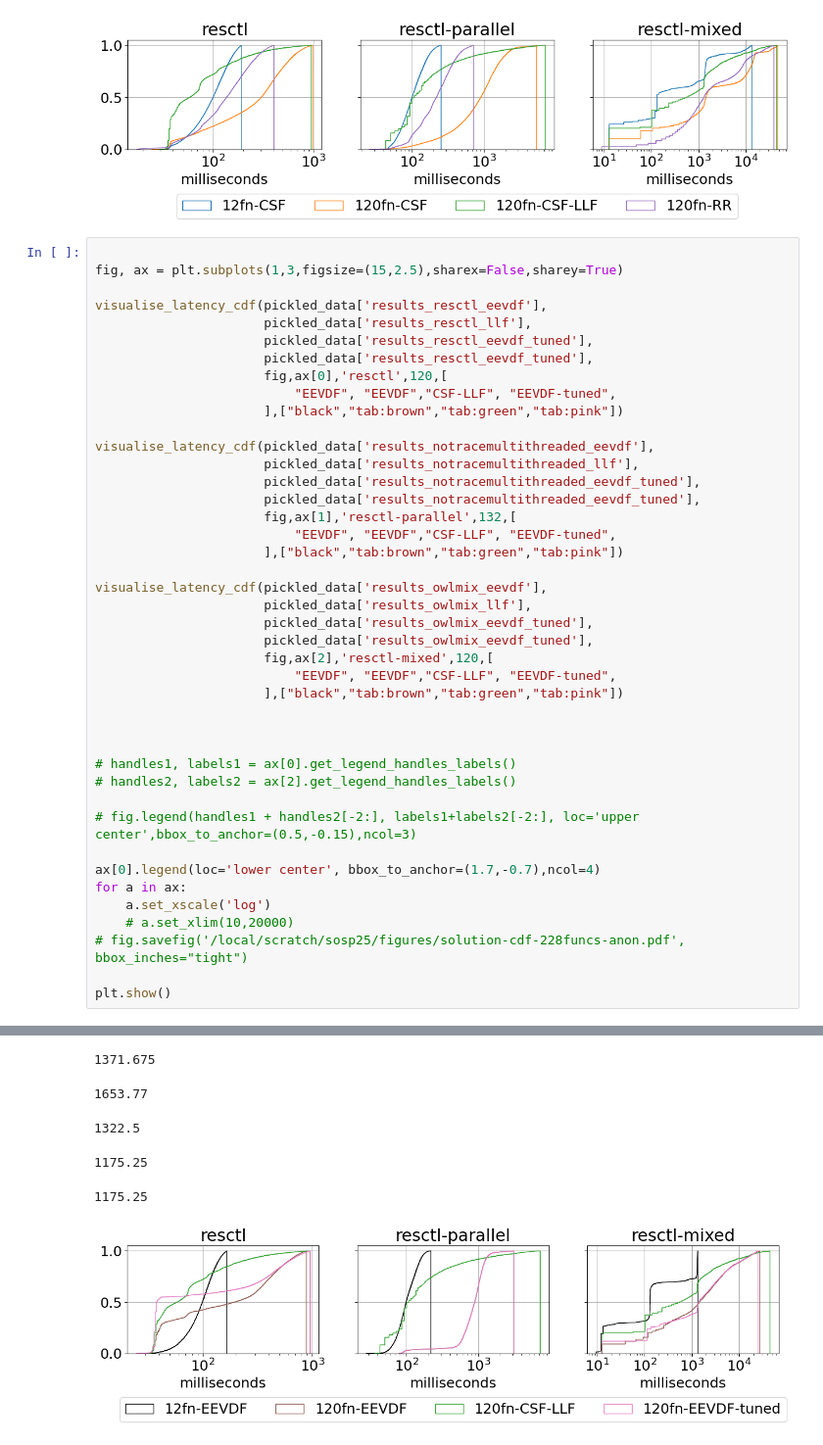
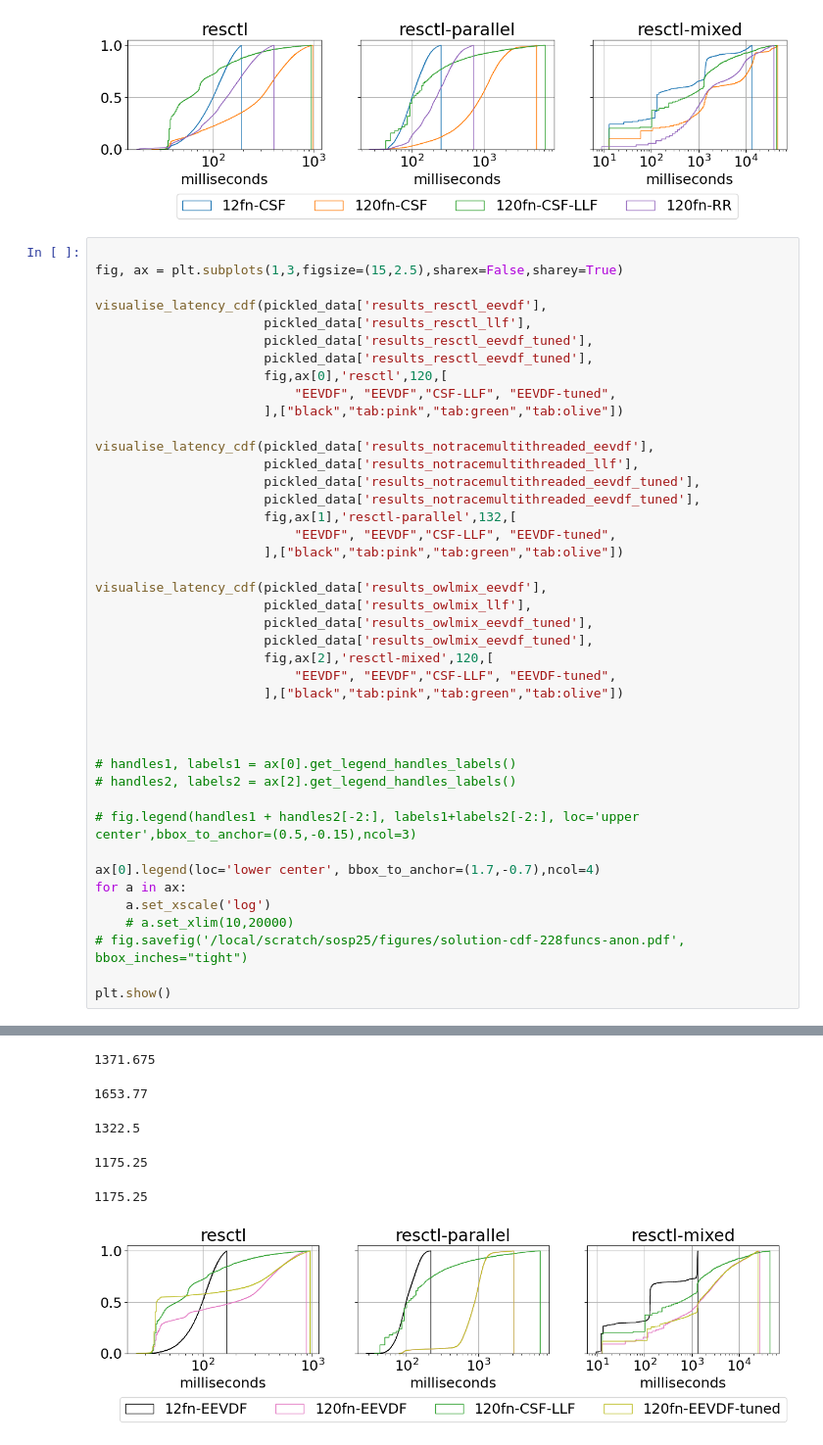
Before and after one commit to isstaif/CFS-LLF_main, a Jupyter notebook: notebooks/Host efficiency (results).ipynb, the cells around one changed output, grey strips where cells are left out. Shown at 98% size. Saved outputs shown, nothing was run; the diff lists cells and outputs as text.

Commit message:
minor figure color changes

```diff
--- a/notebooks/Host efficiency (results).ipynb
+++ b/notebooks/Host efficiency (results).ipynb
@@ -1023,7 +1023,7 @@ visualise_latency_cdf(pickled_data['results_resctl_eevdf'],
                       pickled_data['results_resctl_eevdf_tuned'],
                       fig,ax[0],'resctl',120,[
                           "EEVDF", "EEVDF","CSF-LLF", "EEVDF-tuned",
-                      ],["black","tab:brown","tab:green","tab:pink"])
+                      ],["black","tab:pink","tab:green","tab:olive"])
 
 visualise_latency_cdf(pickled_data['results_notracemultithreaded_eevdf'],
                       pickled_data['results_notracemultithreaded_llf'],
@@ -1031,7 +1031,7 @@ visualise_latency_cdf(pickled_data['results_notracemultithreaded_eevdf'],
                       pickled_data['results_notracemultithreaded_eevdf_tuned'],
                       fig,ax[1],'resctl-parallel',132,[
                           "EEVDF", "EEVDF","CSF-LLF", "EEVDF-tuned",
-                      ],["black","tab:brown","tab:green","tab:pink"])
+                      ],["black","tab:pink","tab:green","tab:olive"])
 
 visualise_latency_cdf(pickled_data['results_owlmix_eevdf'],
                       pickled_data['results_owlmix_llf'],
@@ -1039,33 +1039,33 @@ visualise_latency_cdf(pickled_data['results_owlmix_eevdf'],
                       pickled_data['results_owlmix_eevdf_tuned'],
                       fig,ax[2],'resctl-mixed',120,[
                           "EEVDF", "EEVDF","CSF-LLF", "EEVDF-tuned",
-                      ],["black","tab:brown","tab:green","tab:pink"])
+                      ],["black","tab:pink","tab:green","tab:olive"])
 
 
 
 # handles1, labels1 = ax[0].get_legend_handles_labels()
 # handles2, labels2 = ax[2].get_legend_handles_labels()
 
 # fig.legend(handles1 + handles2[-2:], labels1+labels2[-2:], loc='upper center',bbox_to_anchor=(0.5,-0.15),ncol=3)
 
 ax[0].legend(loc='lower center', bbox_to_anchor=(1.7,-0.7),ncol=4)
 for a in ax:
     a.set_xscale('log')
     # a.set_xlim(10,20000)
 # fig.savefig('/local/scratch/sosp25/figures/solution-cdf-228funcs-anon.pdf', bbox_inches="tight")
 
 plt.show()
 # %% [output]
 173.03
 68.91
 40.245000000000005
 40.245000000000005
 1371.675
 130.02
 1371.675
 1371.675
 1653.77
 1322.5
 1175.25
 1175.25
-[figure, old version]
+[figure, new version]
```
